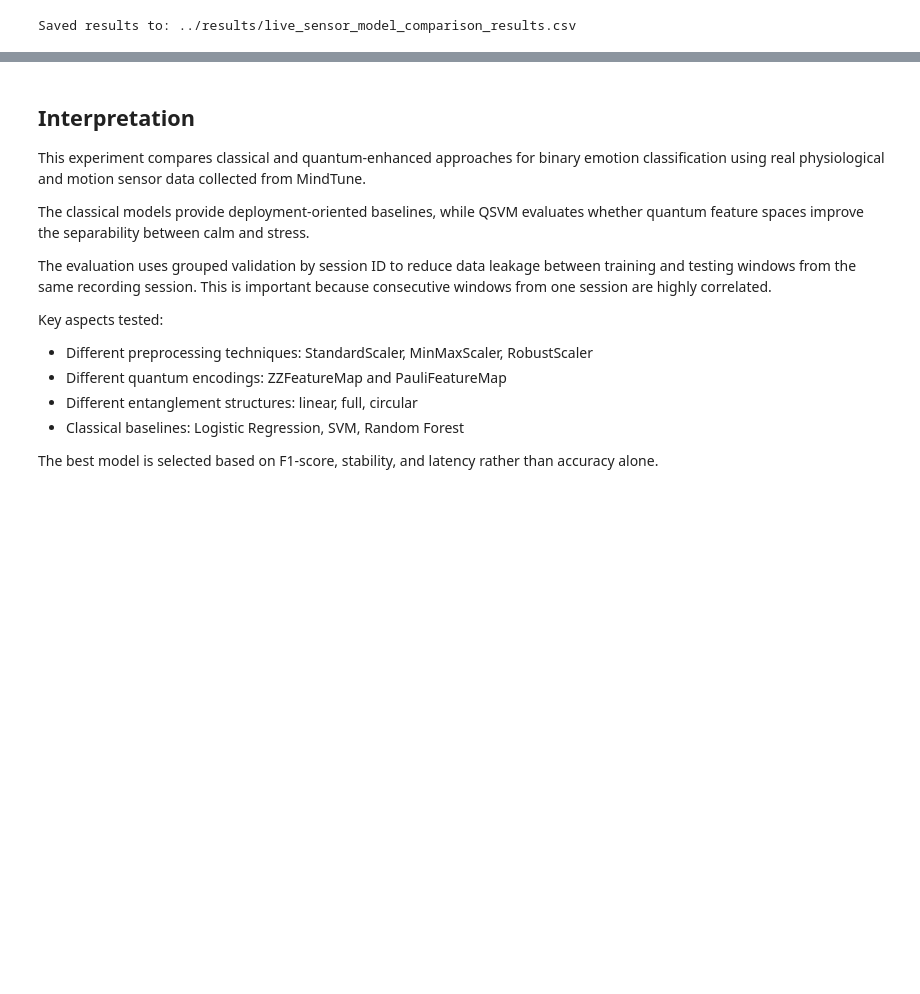
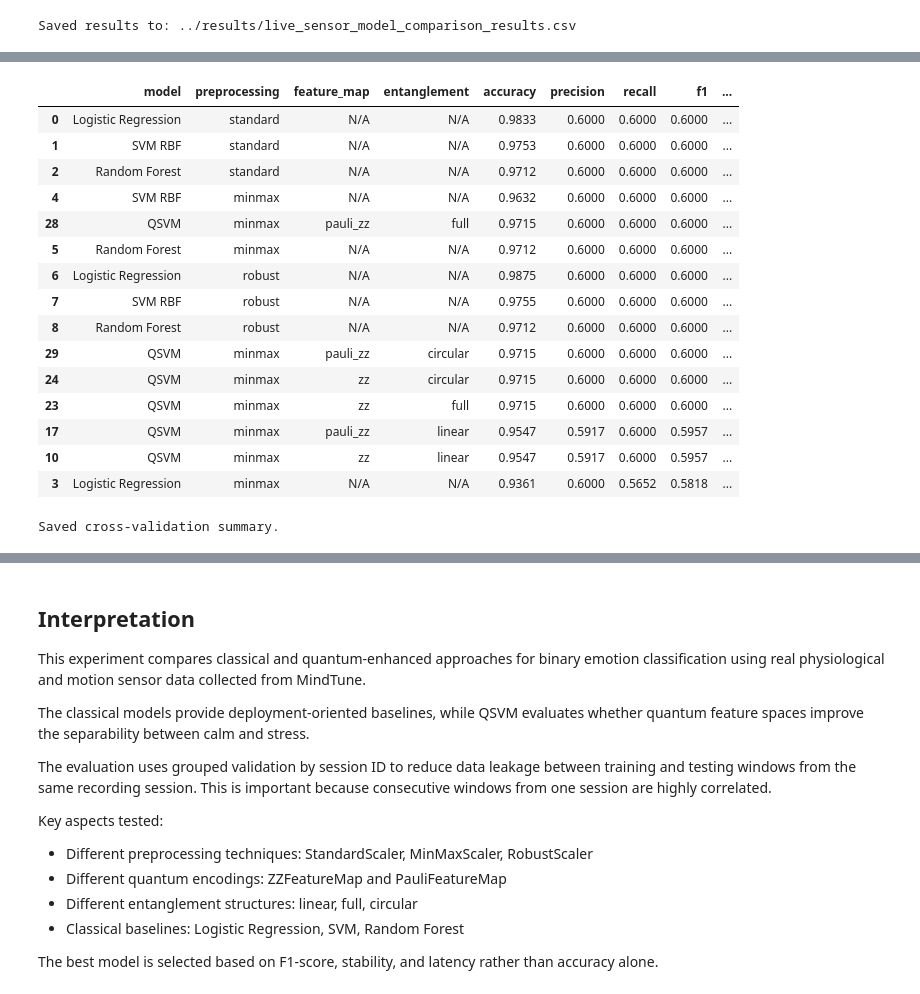
Before and after one commit to qskenza/MindTune, a Jupyter notebook: notebooks/2-live-sensor-model-comparison.ipynb, the cells around one changed output, grey strips where cells are left out. Cells and saved outputs as stored; diff of their text form; code cells hidden in the pictures; blank space fills up the shorter version.

```diff
--- a/notebooks/2-live-sensor-model-comparison.ipynb
+++ b/notebooks/2-live-sensor-model-comparison.ipynb
@@ -858,4 +908,63 @@ plt.show()
 [figure]
+# %%
+summary_cols = [
+    "model",
+    "preprocessing",
+    "feature_map",
+    "entanglement",
+    "accuracy",
+    "precision",
+    "recall",
+    "f1",
+    "train_time_sec",
+    "test_time_sec"
+]
+
+cv_summary = leaderboard[summary_cols].copy()
+cv_summary = cv_summary.sort_values("f1", ascending=False)
+
+cv_summary_display = cv_summary.copy()
+
+for col in [
+    "accuracy",
+    "precision",
+    "recall",
+    "f1",
+    "train_time_sec",
+    "test_time_sec"
+]:
+    cv_summary_display[col] = cv_summary_display[col].round(4)
+
+cv_summary_display.head(15)
+# %% [output]
+|  | model | preprocessing | feature_map | entanglement | accuracy | precision | recall | f1 | ... |
+| 0 | Logistic Regression | standard | N/A | N/A | 0.9833 | 0.6000 | 0.6000 | 0.6000 | ... |
+| 1 | SVM RBF | standard | N/A | N/A | 0.9753 | 0.6000 | 0.6000 | 0.6000 | ... |
+| 2 | Random Forest | standard | N/A | N/A | 0.9712 | 0.6000 | 0.6000 | 0.6000 | ... |
+| 4 | SVM RBF | minmax | N/A | N/A | 0.9632 | 0.6000 | 0.6000 | 0.6000 | ... |
+| 28 | QSVM | minmax | pauli_zz | full | 0.9715 | 0.6000 | 0.6000 | 0.6000 | ... |
+| 5 | Random Forest | minmax | N/A | N/A | 0.9712 | 0.6000 | 0.6000 | 0.6000 | ... |
+| 6 | Logistic Regression | robust | N/A | N/A | 0.9875 | 0.6000 | 0.6000 | 0.6000 | ... |
+| 7 | SVM RBF | robust | N/A | N/A | 0.9755 | 0.6000 | 0.6000 | 0.6000 | ... |
+| 8 | Random Forest | robust | N/A | N/A | 0.9712 | 0.6000 | 0.6000 | 0.6000 | ... |
+| 29 | QSVM | minmax | pauli_zz | circular | 0.9715 | 0.6000 | 0.6000 | 0.6000 | ... |
+| 24 | QSVM | minmax | zz | circular | 0.9715 | 0.6000 | 0.6000 | 0.6000 | ... |
+| 23 | QSVM | minmax | zz | full | 0.9715 | 0.6000 | 0.6000 | 0.6000 | ... |
+| 17 | QSVM | minmax | pauli_zz | linear | 0.9547 | 0.5917 | 0.6000 | 0.5957 | ... |
+| 10 | QSVM | minmax | zz | linear | 0.9547 | 0.5917 | 0.6000 | 0.5957 | ... |
+| 3 | Logistic Regression | minmax | N/A | N/A | 0.9361 | 0.6000 | 0.5652 | 0.5818 | ... |
+# %%
+import os
+os.makedirs("../results", exist_ok=True)
+
+cv_summary_display.to_csv(
+    "../results/cross_validation_average_metrics.csv",
+    index=False
+)
+
+print("Saved cross-validation summary.")
+# %% [output]
+Saved cross-validation summary.
 # %%
 time_df = leaderboard.sort_values("train_time_sec", ascending=True).head(10).copy()
 
```
Also changed, not shown: parts of 13 cells of this notebook, 13 other files.
